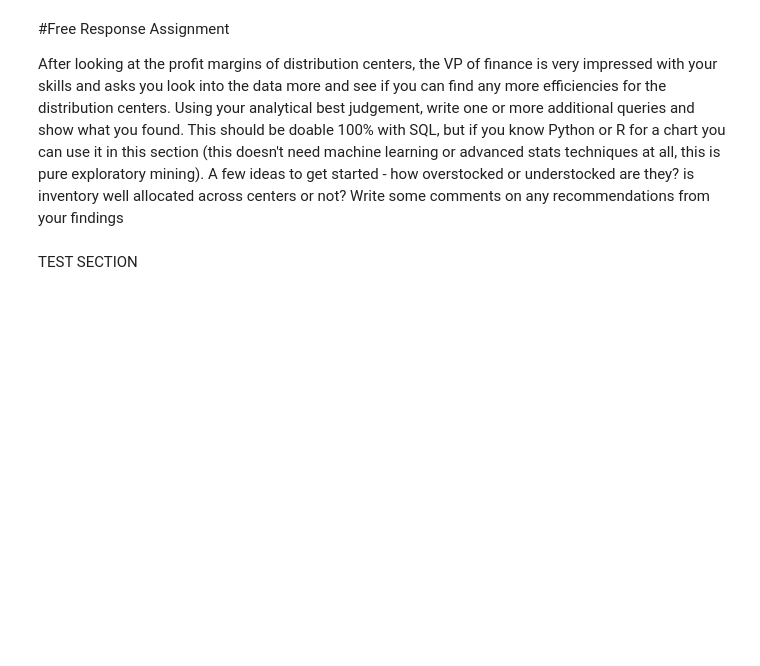
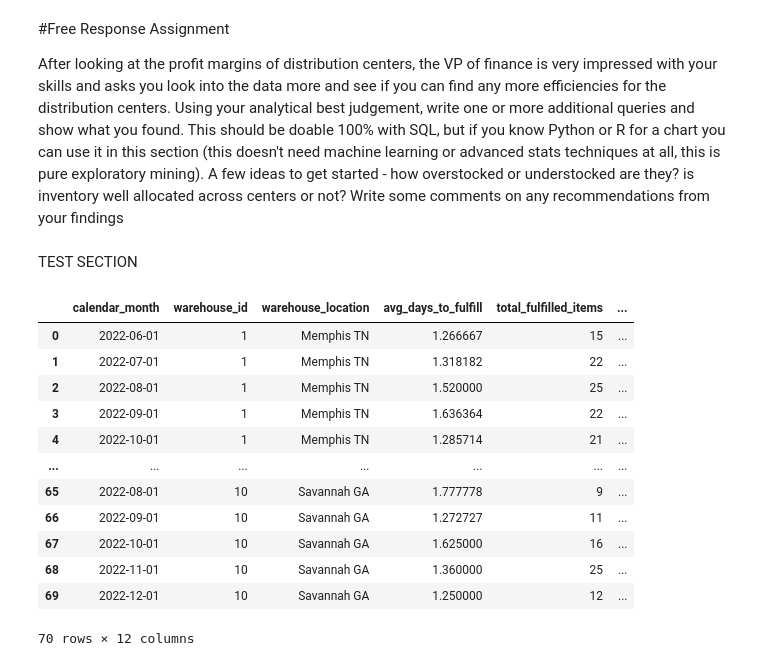
Before and after one commit to everardogarciaf/portfolio, a Jupyter notebook: Everardo_Garcia_Flores_senior_data_analyst_homework.ipynb, the cells around one changed output. Cells and saved outputs as stored; diff of their text form; code cells hidden in the pictures; blank space fills up the shorter version.

```diff
--- a/Everardo_Garcia_Flores_senior_data_analyst_homework.ipynb
+++ b/Everardo_Garcia_Flores_senior_data_analyst_homework.ipynb
@@ -168,7 +168,7 @@ TEST SECTION
 # %%
 #---------TEST AREA---------
 
-%%bigquery --project cypress-hw
+%%bigquery  --project cypress-hw
 # replace 'your-project-id' with your personal project id where you linked the data set
 
 
@@ -227,7 +227,7 @@ SELECT
   date,
   extract(month from date) as calendar_month,
   extract(year from date) as calendar_year,
-from unnest(generate_date_array('2020-01-01', '2022-12-31', interval 1 month)) as date
+from unnest(generate_date_array('2022-06-01', '2022-12-31', interval 1 month)) as date
 order by date
 )
 ,shipping_distances AS(
@@ -236,40 +236,56 @@ SELECT
     , f.product_id
     , f.inventory_item_id
     , f.warehouse_id
+    , d.name AS warehouse_location
     , ST_DISTANCE(
       ST_GEOGPOINT(d.longitude, d.latitude)
       , ST_GEOGPOINT(u.longitude,u.latitude)) /1000 shipping_distance_km
 FROM fulfillment_log f
 LEFT JOIN bigquery-public-data.thelook_ecommerce.distribution_centers d
     ON d.id = f.warehouse_id
 LEFT JOIN bigquery-public-data.thelook_ecommerce.users u
     ON u.id = f.user_id
 )
 
 SELECT
     c.date AS calendar_month
     , i.warehouse_id
+    , s.warehouse_location
     # i.product_id
     # , i.category
     # , MAX(i.days_to_fulfill_order) AS longest_days_to_fulfill #--all 3 days, so ignoring
     # , MIN(i.days_to_fulfill_order) AS shortest_days_to_fulfill #--all 0 days, so ignoring
     , AVG(i.days_to_fulfill_order) AS avg_days_to_fulfill
     , count(*) AS total_fulfilled_items
     , AVG(i.cost) AS item_cost
     , AVG(i.item_profit) AS item_profit
     , AVG(i.retail_price) AS item_value
     , SUM(i.cost) AS total_cost_of_sold_items
     , SUM(i.retail_price) AS total_value_of_sold_items
     , SUM(i.item_profit) AS total_profit_of_sold_items
     , AVG(s.shipping_distance_km) AS avg_shipping_distance
 FROM calendar c
 LEFT JOIN fulfillment_log i ON c.date >= i.order_date
     AND c.date < coalesce(i.shipping_date, CURRENT_DATE())  #-- need coalesce in case the item hasn't been shipped yet
 #-- the above join makes sure the inventory item was created before the current date and sold after the current date, or not sold yet
 LEFT JOIN shipping_distances s
     ON s.inventory_item_id = i.inventory_item_id
-GROUP BY 1, 2
+GROUP BY 1, 2, 3
 ORDER BY 2, 1, total_fulfilled_items DESC, avg_days_to_fulfill DESC
+# %% [output]
+|  | calendar_month | warehouse_id | warehouse_location | avg_days_to_fulfill | total_fulfilled_items | ... |
+| 0 | 2022-06-01 | 1 | Memphis TN | 1.266667 | 15 | ... |
+| 1 | 2022-07-01 | 1 | Memphis TN | 1.318182 | 22 | ... |
+| 2 | 2022-08-01 | 1 | Memphis TN | 1.520000 | 25 | ... |
+| 3 | 2022-09-01 | 1 | Memphis TN | 1.636364 | 22 | ... |
+| 4 | 2022-10-01 | 1 | Memphis TN | 1.285714 | 21 | ... |
+| ... | ... | ... | ... | ... | ... | ... |
+| 65 | 2022-08-01 | 10 | Savannah GA | 1.777778 | 9 | ... |
+| 66 | 2022-09-01 | 10 | Savannah GA | 1.272727 | 11 | ... |
+| 67 | 2022-10-01 | 10 | Savannah GA | 1.625000 | 16 | ... |
+| 68 | 2022-11-01 | 10 | Savannah GA | 1.360000 | 25 | ... |
+| 69 | 2022-12-01 | 10 | Savannah GA | 1.250000 | 12 | ... |
+70 rows × 12 columns
 # %%
 #---------TEST AREA---------
 
```
Also changed, not shown: parts of 3 cells of this notebook.
